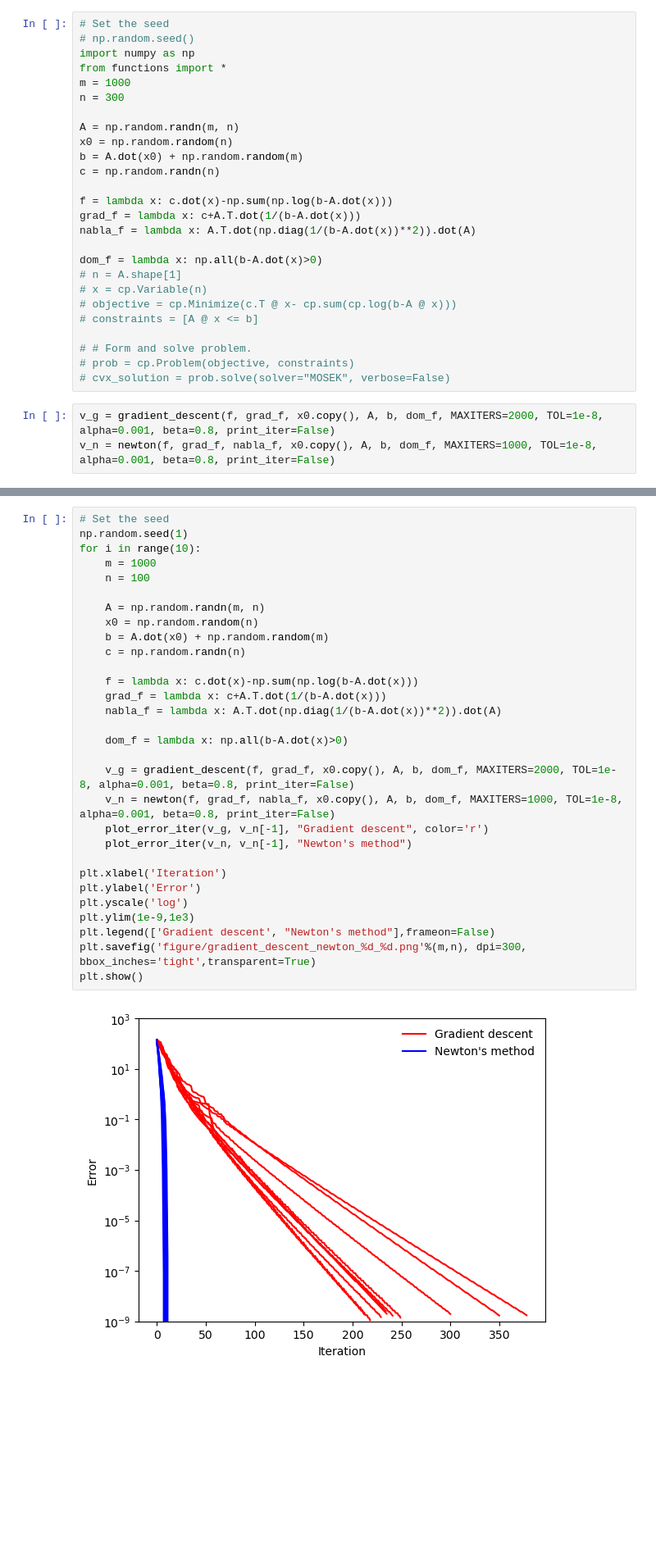
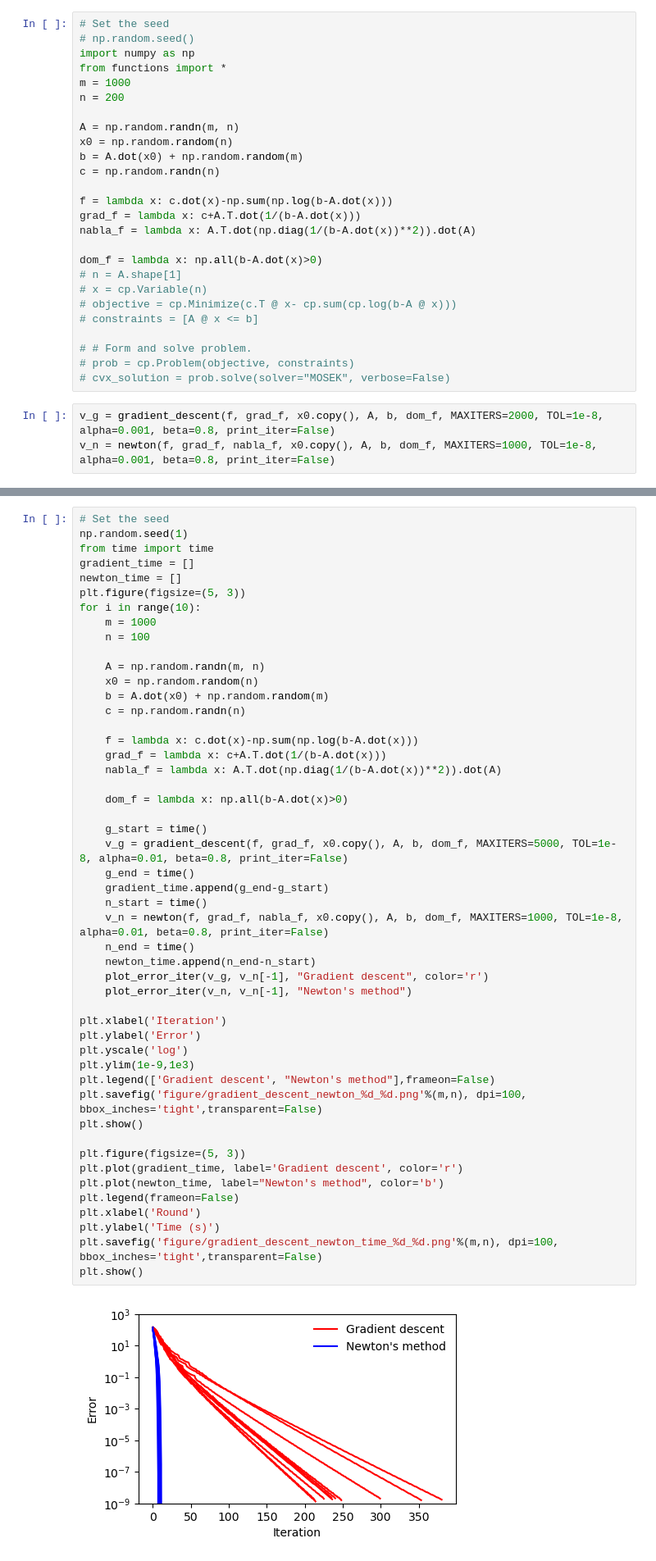
Before and after one commit to Jinyi-Liu/optimization-project, a Jupyter notebook: grad-newton.ipynb, the cells around one changed output, grey strips where cells are left out. Shown: that part at 82% size. Cells and saved outputs as stored; diff of their text form; blank space fills up the shorter version.

```diff
--- a/grad-newton.ipynb
+++ b/grad-newton.ipynb
@@ -7,7 +7,7 @@ Let $m>n$ to make sure that $b-Ax>0$ is not empty.
 import numpy as np
 from functions import *
 m = 1000
-n = 300
+n = 200
 
 A = np.random.randn(m, n)
 x0 = np.random.random(n)
@@ -58,32 +42,51 @@ v_g[-1], v_n[-1]
 # %%
 # Set the seed
 np.random.seed(1)
+from time import time
+gradient_time = []
+newton_time = []
+plt.figure(figsize=(5, 3))
 for i in range(10):
     m = 1000
     n = 100
 
     A = np.random.randn(m, n)
     x0 = np.random.random(n)
     b = A.dot(x0) + np.random.random(m)
     c = np.random.randn(n)
 
     f = lambda x: c.dot(x)-np.sum(np.log(b-A.dot(x)))
     grad_f = lambda x: c+A.T.dot(1/(b-A.dot(x)))
     nabla_f = lambda x: A.T.dot(np.diag(1/(b-A.dot(x))**2)).dot(A)
 
     dom_f = lambda x: np.all(b-A.dot(x)>0)
 
-    v_g = gradient_descent(f, grad_f, x0.copy(), A, b, dom_f, MAXITERS=2000, TOL=1e-8, alpha=0.001, beta=0.8, print_iter=False)
-    v_n = newton(f, grad_f, nabla_f, x0.copy(), A, b, dom_f, MAXITERS=1000, TOL=1e-8, alpha=0.001, beta=0.8, print_iter=False)
+    g_start = time()
+    v_g = gradient_descent(f, grad_f, x0.copy(), A, b, dom_f, MAXITERS=5000, TOL=1e-8, alpha=0.01, beta=0.8, print_iter=False)
+    g_end = time()
+    gradient_time.append(g_end-g_start)
+    n_start = time()
+    v_n = newton(f, grad_f, nabla_f, x0.copy(), A, b, dom_f, MAXITERS=1000, TOL=1e-8, alpha=0.01, beta=0.8, print_iter=False)
+    n_end = time()
+    newton_time.append(n_end-n_start)
     plot_error_iter(v_g, v_n[-1], "Gradient descent", color='r')
     plot_error_iter(v_n, v_n[-1], "Newton's method")
 
 plt.xlabel('Iteration')
 plt.ylabel('Error')
 plt.yscale('log')
 plt.ylim(1e-9,1e3)
 plt.legend(['Gradient descent', "Newton's method"],frameon=False)
-plt.savefig('figure/gradient_descent_newton_%d_%d.png'%(m,n), dpi=300, bbox_inches='tight',transparent=True)
+plt.savefig('figure/gradient_descent_newton_%d_%d.png'%(m,n), dpi=100, bbox_inches='tight',transparent=False)
 plt.show()
+
+plt.figure(figsize=(5, 3))
+plt.plot(gradient_time, label='Gradient descent', color='r')
+plt.plot(newton_time, label="Newton's method", color='b')
+plt.legend(frameon=False)
+plt.xlabel('Round')
+plt.ylabel('Time (s)')
+plt.savefig('figure/gradient_descent_newton_time_%d_%d.png'%(m,n), dpi=100, bbox_inches='tight',transparent=False)
+plt.show()
 # %% [output]
-[figure, old version]
+[figure, new version]
```
Also changed, not shown: parts of 4 cells of this notebook, 13 other files.
